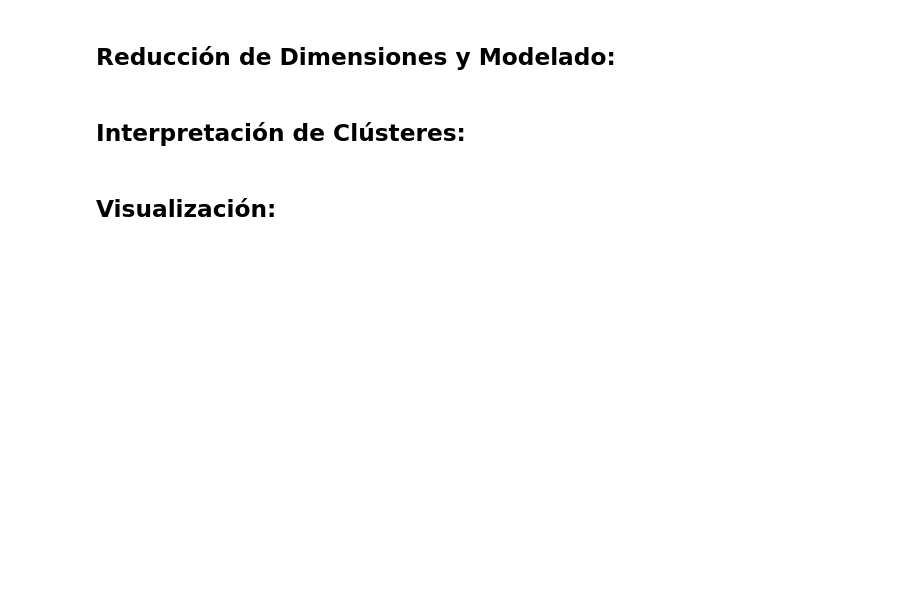
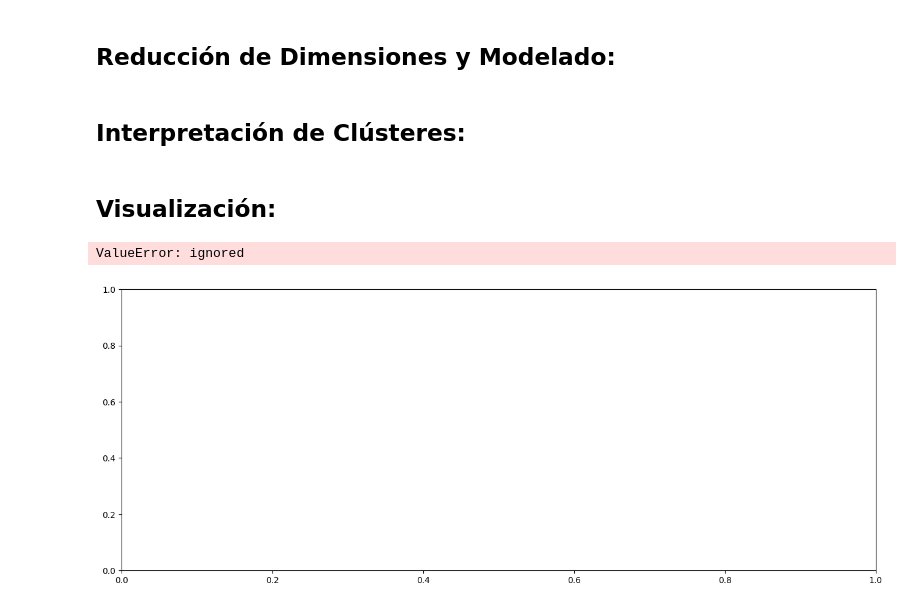
Before and after one commit to Tatoloops/PublicRepository, a Jupyter notebook: Python/Notebooks/Solemne_III.ipynb, the cells around one changed output. Cells and saved outputs as stored; diff of their text form; code cells hidden in the pictures; blank space fills up the shorter version.

```diff
--- a/Python/Notebooks/Solemne_III.ipynb
+++ b/Python/Notebooks/Solemne_III.ipynb
@@ -41,7 +45,6 @@ def delete_column(dataframe, column_name):
     return dataframe
 
 def delete_rows(dataframe,name,value):
-    name = "Channel"
     if name in dataframe.columns:
         rows_to_delete = dataframe[dataframe[name] == value].index
         dataframe = dataframe.drop(index=rows_to_delete)
@@ -51,6 +54,6 @@ def delete_rows(dataframe,name,value):
 
     return dataframe
 
-delete_rows(dataFrame,"Channel",1)
-delete_rows(dataFrame,"Region",3)
+dataFrame = delete_rows(dataFrame,"Channel",2)
+dataFrame = delete_rows(dataFrame,"Region",3)
 delete_column(dataFrame,"Channel")
@@ -66,47 +144,43 @@ import matplotlib.ticker as ticker
 import numpy as np
 import seaborn as sns
 # %%
-def data_comparison(data, year_start, year_end, country_list, column_to_compare):
+def data_comparison(data,RegionList, column_to_compare):
     # Filtrar el DataFrame según el rango de años y la lista de países
-    filtered_data = data[(data['year'] >= year_start) & (data['year'] <= year_end) & (data['country'].isin(country_list))]
+    filtered_data = data[(data['Region'].isin(RegionList))]
 
-    # Colores personalizados para cada país
-    country_colors = {'Peru': 'green', 'Argentina': 'blue', 'Chile': 'red'}
+    # Colores personalizados para cada region
+    region_colors = {'1': 'red', '2': 'blue'}
 
     # Crear el gráfico de barras
     fig, ax = plt.subplots(figsize=(16, 6))
 
     # Barra para cada país en cada año
-    for i, country in enumerate(country_list):
-        subset_data = filtered_data[filtered_data['country'] == country]
-        ax.bar(subset_data['year'] + 0.2 * i, subset_data[column_to_compare], width=0.2, label=country, color=country_colors[country], alpha=0.7)
-
-    # Configurar etiquetas en el eje X
-    ax.set_xticks(np.arange(year_start, year_end + 1))
-    ax.set_xticklabels(np.arange(year_start, year_end + 1))
+    for i, Region in enumerate(RegionList):
+        subset_data = filtered_data[filtered_data['Region'] == RegionList]
+        ax.bar(subset_data['0'] + 0.2 * i, subset_data[column_to_compare], width=0.2, label=region, color=region_colors[region], alpha=0.7)
 
     # Configurar etiquetas y formatear tipo de valores sobre el eje Y
-    if column_to_compare == "pop":
-        columnName = "población"
-        ax.yaxis.set_major_formatter(ticker.FuncFormatter(lambda x, _: f'{int(x / 1e6):,}M'))
-    elif column_to_compare == "gdp_c":
-        columnName = "GDP per capita"
-        ax.yaxis.set_major_formatter(ticker.FuncFormatter(lambda x, _: f'{int(x / 1e6):,}M'))
-    elif column_to_compare == "unemployment_r":
+    if column_to_compare == "Fresh":
+        columnName = "Productos frescos."
+        #ax.yaxis.set_major_formatter(ticker.FuncFormatter(lambda x, _: f'{int(x / 1e6):,}M'))
+    elif column_to_compare == "Milk":
+        columnName = "Leche"
+        #ax.yaxis.set_major_formatter(ticker.FuncFormatter(lambda x, _: f'{int(x / 1e6):,}M'))
+    elif column_to_compare == "Productos congelados.":
         columnName = "porcentaje de desempleo"
-        ax.yaxis.set_major_formatter(ticker.FuncFormatter(lambda x, _: f'{int(x):,}%'))
+        #ax.yaxis.set_major_formatter(ticker.FuncFormatter(lambda x, _: f'{int(x):,}%'))
 
     # Configurar etiquetas y leyenda
     ax.set_xlabel('Año')
     ax.set_ylabel(f'{columnName}')
-    ax.set_title(f'Comparación de {columnName} entre Países')
-    ax.legend(title='País')
+    ax.set_title(f'Comparación de {columnName} entre Regiones')
+    ax.legend(title='Regiones')
 
     # Mostrar el gráfico
     plt.show()
 
 # Generando gráficos
-data_comparison(dataFrame, 2000, 2022, ['Peru', 'Argentina', 'Chile'], 'pop')
-data_comparison(dataFrame, 2000, 2022, ['Peru', 'Argentina', 'Chile'], 'gdp_c')
-
-data_comparison(dataFrame, year0, year1, ['Peru', 'Argentina', 'Chile'], 'unemployment_r')
+data_comparison(dataFrame,[1,2], 'Fresh')
+# %% [output]
+ValueError: ignored
+[figure, added]
```
Also changed, not shown: parts of 12 cells of this notebook.
